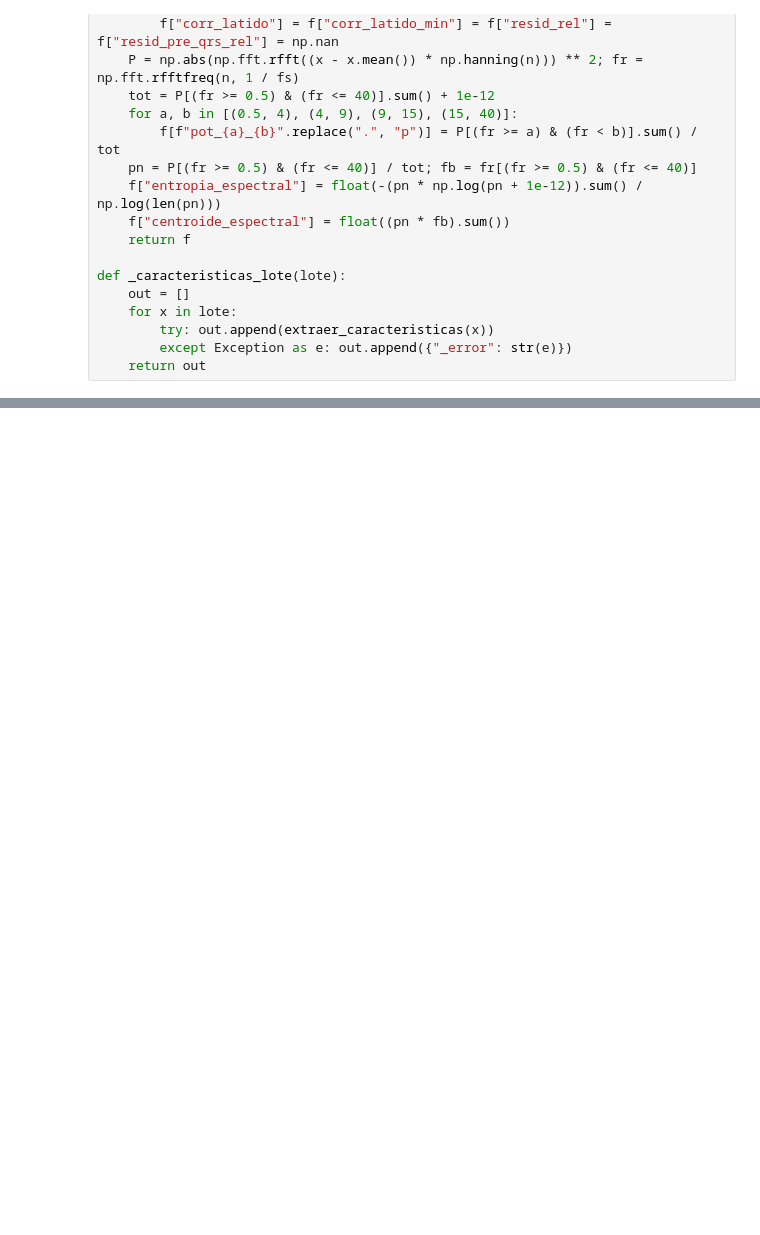
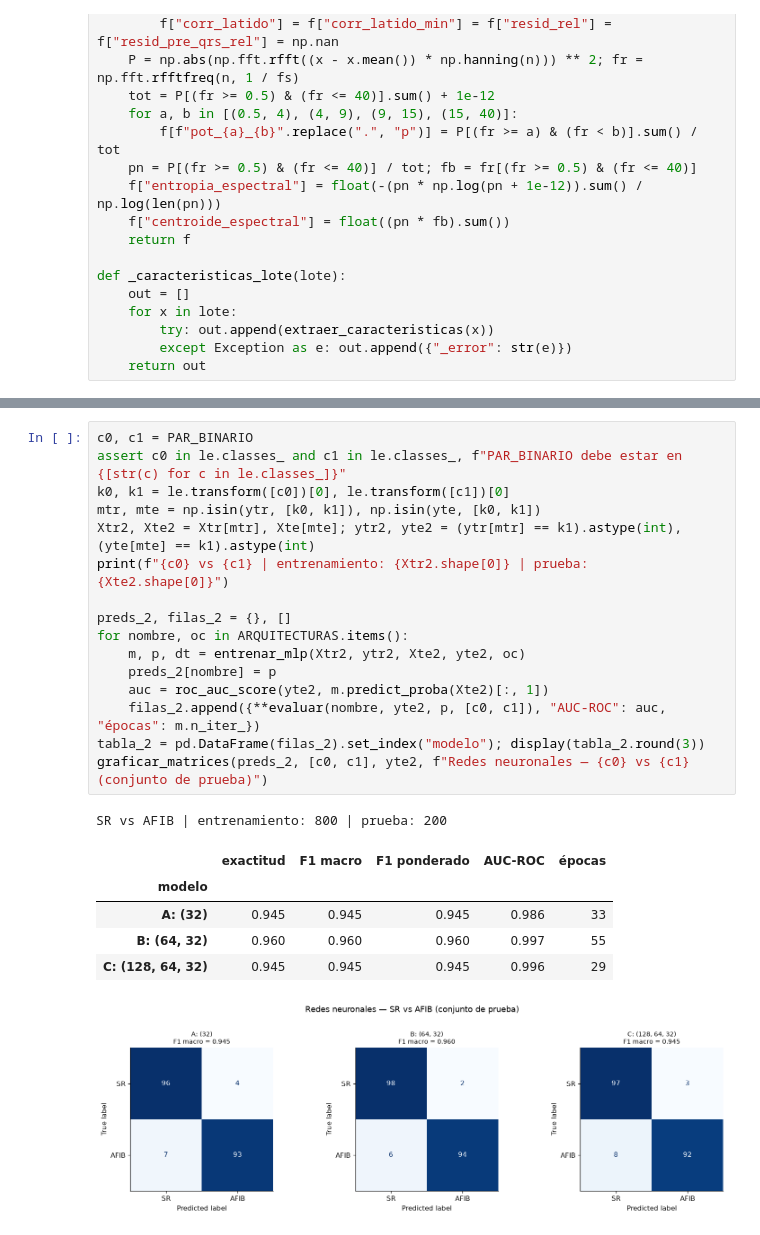
Before and after one commit to Valengaob/Biosenales20262, a Jupyter notebook: P2_ProyectoFinal/ProyectoFinal.ipynb, the cells around one changed output, grey strips where cells are left out. Saved outputs shown, nothing was run; the diff lists cells and outputs as text; blank space fills up the shorter version.

```diff
--- a/P2_ProyectoFinal/ProyectoFinal.ipynb
+++ b/P2_ProyectoFinal/ProyectoFinal.ipynb
@@ -666,0 +890,24 @@ def _caracteristicas_lote(lote):
+# %%
+c0, c1 = PAR_BINARIO
+assert c0 in le.classes_ and c1 in le.classes_, f"PAR_BINARIO debe estar en {[str(c) for c in le.classes_]}"
+k0, k1 = le.transform([c0])[0], le.transform([c1])[0]
+mtr, mte = np.isin(ytr, [k0, k1]), np.isin(yte, [k0, k1])
+Xtr2, Xte2 = Xtr[mtr], Xte[mte]; ytr2, yte2 = (ytr[mtr] == k1).astype(int), (yte[mte] == k1).astype(int)
+print(f"{c0} vs {c1} | entrenamiento: {Xtr2.shape[0]} | prueba: {Xte2.shape[0]}")
+
+preds_2, filas_2 = {}, []
+for nombre, oc in ARQUITECTURAS.items():
+    m, p, dt = entrenar_mlp(Xtr2, ytr2, Xte2, yte2, oc)
+    preds_2[nombre] = p
+    auc = roc_auc_score(yte2, m.predict_proba(Xte2)[:, 1])
+    filas_2.append({**evaluar(nombre, yte2, p, [c0, c1]), "AUC-ROC": auc, "épocas": m.n_iter_})
+tabla_2 = pd.DataFrame(filas_2).set_index("modelo"); display(tabla_2.round(3))
+graficar_matrices(preds_2, [c0, c1], yte2, f"Redes neuronales — {c0} vs {c1} (conjunto de prueba)")
+# %% [output]
+SR vs AFIB | entrenamiento: 800 | prueba: 200
+|  | exactitud | F1 macro | F1 ponderado | AUC-ROC | épocas |
+| modelo |  |  |  |  |  |
+| A: (32) | 0.945 | 0.945 | 0.945 | 0.986 | 33 |
+| B: (64, 32) | 0.960 | 0.960 | 0.960 | 0.997 | 55 |
+| C: (128, 64, 32) | 0.945 | 0.945 | 0.945 | 0.996 | 29 |
+[figure, added]
```
Also changed, not shown: parts of 21 cells of this notebook.
